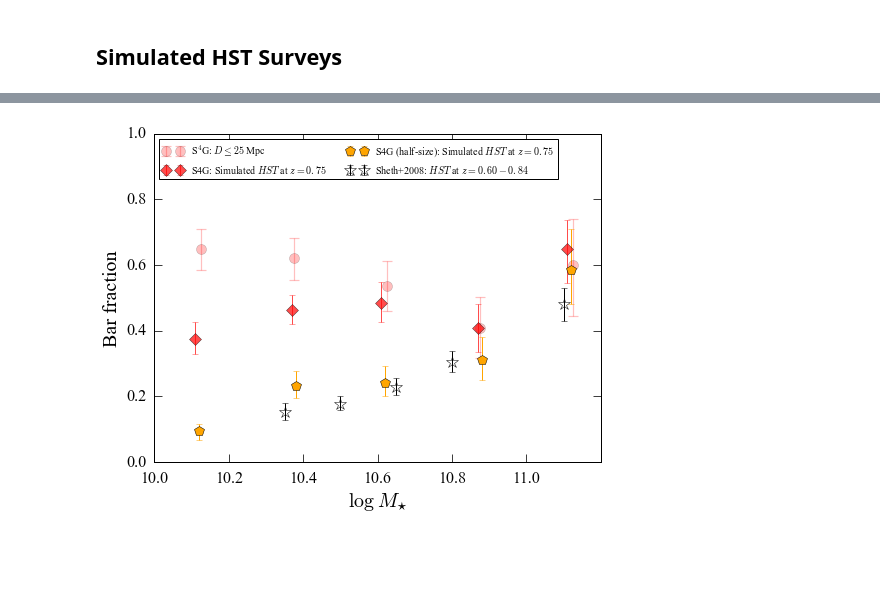
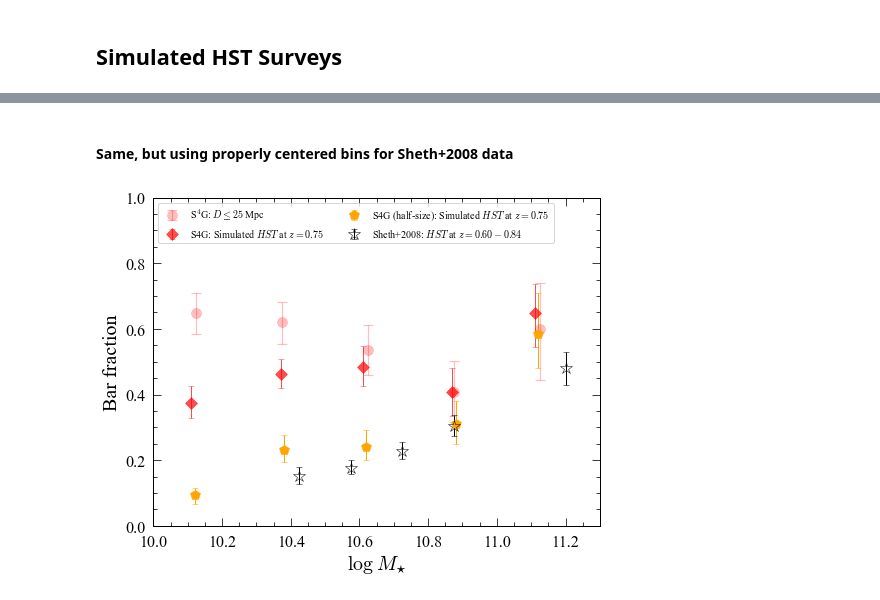
Before and after one commit to perwin/s4g_barfractions, a Jupyter notebook: s4gbars_simulated-surveys.ipynb, the cells around one changed output, grey strips where cells are left out. Cells and saved outputs as stored; diff of their text form; code cells hidden in the pictures; blank space fills up the shorter version.

```diff
--- a/s4gbars_simulated-surveys.ipynb
+++ b/s4gbars_simulated-surveys.ipynb
@@ -189,21 +228,25 @@ if savePlots: plt.savefig(plotDir+"fbar-vs-fgas-sim.pdf")
+# %% [markdown]
+#### Same, but using properly centered bins for Sheth+2008 data
 # %%
 sim_hst_z075 = du.ReadCompositeTable(simDir+"sim_logMstar_d30_sp_2xfwhm_HST_z0.75_200_dp-sizes.txt", columnRow=0, dataFrame=True)
 sim_hst_z075_half = du.ReadCompositeTable(simDir+"sim_logMstar_d30_sp_2xfwhm_HST_z0.75_200_dp-sizes_scale0.5.txt", columnRow=0, dataFrame=True)
+
+logmstar_s08h_v2,fbar_s08h,sigma_low_s08h,sigma_high_s08h = ReadSheth08(fbarLitDir+"fbar-vs-logmstar_sheth+2008_counts_highz_centered.txt")
 
 pu.PlotFrequency(s4gdata.logmstar, ii_barred_limited1, ii_unbarred_limited1, 8.0, 11.3, 0.25, fmt='ro', ms=10, noErase=True, alpha=0.25,label=ss1)
 txtfull = 'S4G: Simulated $HST$ at $z=0.75$'
 plt.errorbar(sim_hst_z075.logMstar - 0.01, sim_hst_z075.medFbar, yerr=[sim_hst_z075.sigma_low, sim_hst_z075.sigma_high], fmt='rD', ms=9, alpha=0.7, label=txtfull)
 txthalf = 'S4G (half-size): Simulated $HST$ at $z=0.75$'
 plt.errorbar(sim_hst_z075_half.logMstar, sim_hst_z075_half.medFbar, yerr=[sim_hst_z075_half.sigma_low, sim_hst_z075_half.sigma_high], fmt='p', color='orange', ms=11, label=txthalf)
 
 txts08 = r'Sheth+2008: $HST$ at $z = 0.60-0.84$'
-plt.errorbar(logmstar_s08h, fbar_s08h, yerr=[sigma_low_s08h, sigma_high_s08h], fmt='*', mfc="None",mec='k', ecolor='k',ms=12,label=txts08)
-plt.ylim(0,1);plt.xlim(10,11.2)
+plt.errorbar(logmstar_s08h_v2, fbar_s08h, yerr=[sigma_low_s08h, sigma_high_s08h], fmt='*', mfc="None",mec='k', ecolor='k',ms=12,label=txts08)
+plt.ylim(0,1);plt.xlim(10,11.3)
 plt.xlabel(r"$\log \: M_{\star}$")
 plt.ylabel('Bar fraction')
 legend(loc="upper left", ncol=2,fontsize=10)
 # push bottom of plot upwards so that x-axis label isn't clipped in PDF output
 plt.subplots_adjust(bottom=0.14)
 if savePlots: savefig(plotDir+"fbar-vs-mass-high-z-with-sim.pdf")
 # %% [output]
-[figure, old version]
+[figure, new version]
```
Also changed, not shown: parts of 12 cells of this notebook, 7 other files.
